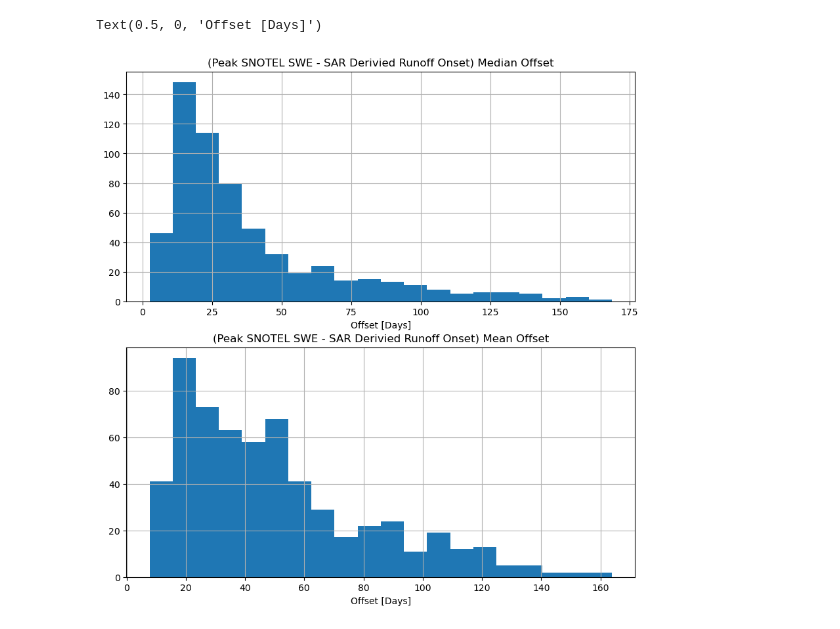
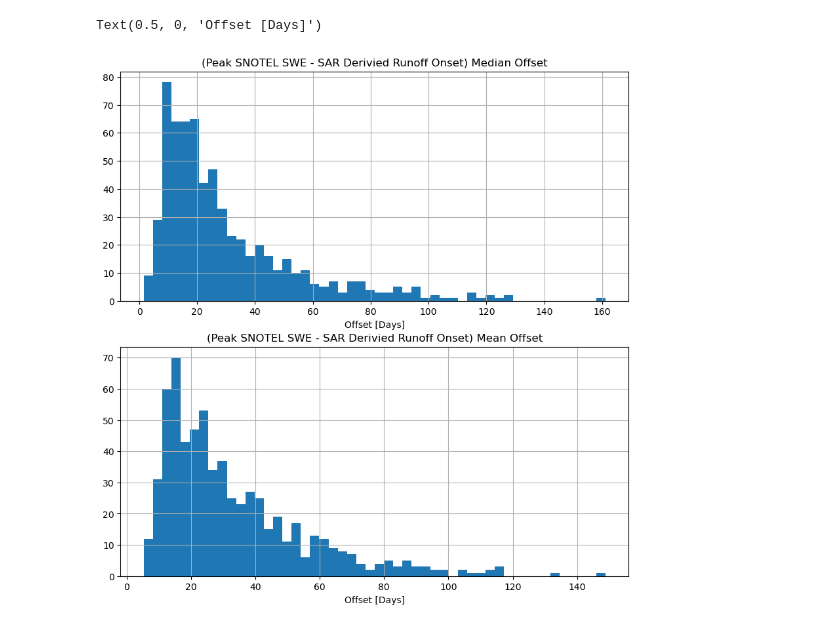
Before and after one commit to egagli/sar_snowmelt_timing, a Jupyter notebook: examples/snotel_sar_snowmelt_comparison.ipynb, the cells around one changed output. Drawn from its saved outputs; the diff is of its cells as text; code cells hidden in the pictures.

Commit message:
update snotel sar comparison

```diff
--- a/examples/snotel_sar_snowmelt_comparison.ipynb
+++ b/examples/snotel_sar_snowmelt_comparison.ipynb
@@ -40,5 +57,5 @@ gf = gpd.read_file('https://github.com/scottyhq/snotel/raw/main/snotel-sites.geo
 # %%
-snotel_gf = gf[(gf.isActive==True) & (gf.timeseries==True)]
+snotel_gf = gf[gf.isActive==True]
 snotel_gf = snotel_gf[(snotel_gf.beginDate<'2015-01-01') & (snotel_gf.endDate>'2022-01-01')]
 snotel_gf = snotel_gf[snotel_gf.state!='Alaska']
 # %%
@@ -50,6 +67,6 @@ ctx.add_basemap(ax=ax, crs=snotel_gf.crs, source=ctx.providers.Stamen.Terrain, a
 # %%
-years = [2015,2016,2017,2018,2019,2020,2021,2022]
+#years = [2015,2016,2017,2018,2019,2020,2021,2022]
 #years = [2016,2017,2018,2019,2020,2021,2022]
-#years = [2017,2018,2019,2020,2021,2022]
+years = [2017,2018,2019,2020,2021,2022]
 max_swe_years = [f'max_swe_{year}' for year in years]
 # %%
@@ -85,7 +90,8 @@ for year in years:
 # %%
 snotel_gf = snotel_gf.to_crs('EPSG:32611')
 # %%
-buffer = 500 # at 1000m with 2015 excluded, medians of medians at 38 days, with 500m 34 days, with 200m 36.25 days, with 2000m 37 days
+buffer = 2000 # at 1000m with 2015 excluded, medians of medians at 38 days, with 500m 34 days, with 200m 36.25 days, with 2000m 37 days
+# 27 days new method 500m method, 22.0 with 1000m new new method, 23.5 with 500m new new method, 22.0 with 2000m
 snotel_gf = gpd.GeoDataFrame(snotel_gf,geometry=snotel_gf.buffer(buffer))
 # %%
 sas_token = "se=2023-02-27T21%3A29Z&sp=racwdl&sv=2018-11-09&sr=c&skoid=b4d39ccb-ca9c-4e9d-a183-5e0f3ba3e609&sktid=f6b6dd5b-f02f-441a-99a0-162ac5060bd2&skt=2023-02-20T21%3A30%3A01Z&ske=2023-02-27T21%3A29%3A00Z&sks=b&skv=2018-11-09&sig=p0mG2aPIjQaBOhBFGGf%2BnGJLZhsarSAn2zoWfB0zxMA%3D"
@@ -95,34 +101,17 @@ stats=['count', 'min', 'max', 'mean', 'median', 'std']
 # %%
 resolution = 80
 # %%
-for i,row in snotel_gf.iterrows():
+for i,row in tqdm(snotel_gf.iterrows()):
     if row.mgrs in tile_names:
-        print(f'{row.code} in MGRS square {row.mgrs}')
-        #f,ax=plt.subplots()
-        #aoi = rxr.open_rasterio(f"https://snowmelt.blob.core.windows.net/snowmelt/eric/MGRS/{row.mgrs}/runoff_onset_{row.mgrs}_allyears_median_40m.tif")
-        #aoi.plot(ax=ax)
-
-
-        # only keep this line temporary, need to get crs from it. otherwise for plotting purposes, should use aoi from all years
-        #aoi = rxr.open_rasterio(f"https://snowmelt.blob.core.windows.net/snowmelt/eric/MGRS/{row.mgrs}/runoff_onset_{row.mgrs}_2015_median_{resolution}m.tif")
-
-
-        #snotel_row_proj = snotel_gf[snotel_gf.index==i].to_crs(aoi.rio.crs)
-        #snotel_row_proj.boundary.plot(ax=ax,color='red')
-        #ax.set_xlim([snotel_row_proj.total_bounds[0]-2000,snotel_row_proj.total_bounds[2]+2000])
-        #ax.set_ylim([snotel_row_proj.total_bounds[1]-2000,snotel_row_proj.total_bounds[3]+2000])
-
-
-
+        #print(f'{row.code} in MGRS square {row.mgrs}')
         for year in years:
-            #raster = rxr.open_rasterio(f"https://snowmelt.blob.core.windows.net/snowmelt/eric/MGRS/{row.mgrs}/runoff_onset_{row.mgrs}_{year}_median_40m.tif")
             try:
                 raster = rasterio.open(f"https://snowmelt.blob.core.windows.net/snowmelt/eric/MGRS/{row.mgrs}/runoff_onset_{row.mgrs}_{year}_median_{resolution}m.tif")
-                #aoi = rxr.open_rasterio(f"https://snowmelt.blob.core.windows.net/snowmelt/eric/MGRS/{row.mgrs}/runoff_onset_{row.mgrs}_2015_median_{resolution}m.tif")
                 snotel_row_proj = snotel_gf[snotel_gf.index==i].to_crs(raster.crs)
                 statistics = rasterstats.zonal_stats(snotel_row_proj, raster.read(1), affine=raster.transform, stats=stats, nodata=-32768)
                 snotel_gf.loc[i,f'sar_runoff_{year}'] = statistics[0]['median']
                 if year == 2022:
                     snotel_gf.loc[i,f'sar_runoff_pixel_count'] = statistics[0]['count']
             except:
-                print(f'Error with tile {row.mgrs} for year {year}')
+            #print(f'Error with tile {row.mgrs} for year {year}')
+                pass
@@ -175,13 +146,13 @@ snotel_gf.sort_values('mean_offset').head(20)
 # %%
 f,ax=plt.subplots(2,1,figsize=(10,10))
-snotel_gf['median_offset'].hist(bins=20,ax=ax[0])
-snotel_gf['mean_offset'].hist(bins=20,ax=ax[1])
+snotel_gf['median_offset'].hist(bins=50,ax=ax[0])
+snotel_gf['mean_offset'].hist(bins=50,ax=ax[1])
 ax[0].set_title('(Peak SNOTEL SWE - SAR Derivied Runoff Onset) Median Offset')
 ax[1].set_title('(Peak SNOTEL SWE - SAR Derivied Runoff Onset) Mean Offset')
 ax[0].set_xlabel('Offset [Days]')
 ax[1].set_xlabel('Offset [Days]')
 # %% [output]
 Text(0.5, 0, 'Offset [Days]')
-[figure, old version]
+[figure, new version]
 # %%
 snotel_gf['median_offset'].median()
```
Also changed, not shown: parts of 19 cells of this notebook.
